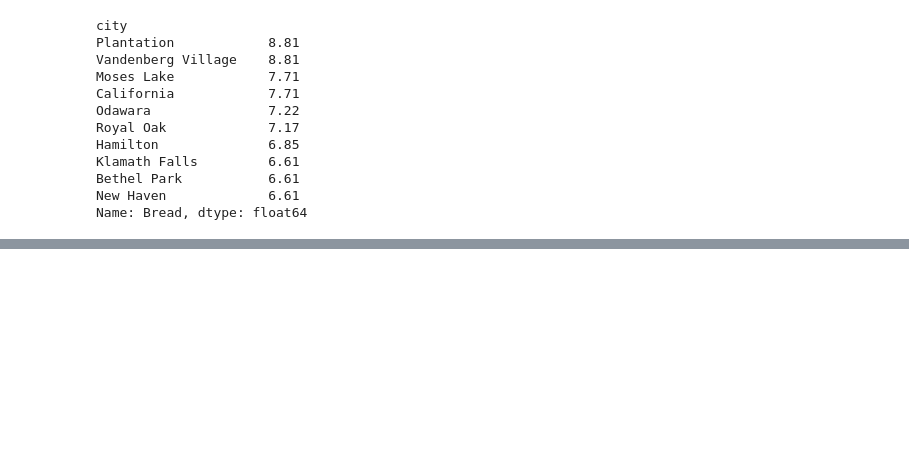
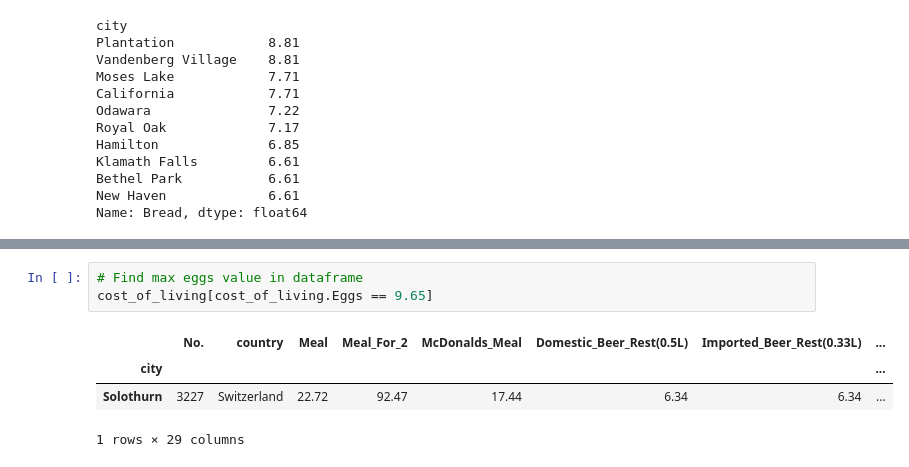
Before and after one commit to Reed-Carter/Global-Cost-of-Living, a Jupyter notebook: phil-project.ipynb, the cells around one changed output, grey strips where cells are left out. Saved outputs shown, nothing was run; the diff lists cells and outputs as text; blank space fills up the shorter version.

Commit message:
find max and min values in eggs column.

```diff
--- a/phil-project.ipynb
+++ b/phil-project.ipynb
@@ -576,0 +586,8 @@ Name: Bread, dtype: float64
+# %%
+# Find max eggs value in dataframe
+cost_of_living[cost_of_living.Eggs == 9.65]
+# %% [output]
+|  | No. | country | Meal | Meal_For_2 | McDonalds_Meal | Domestic_Beer_Rest(0.5L) | Imported_Beer_Rest(0.33L) | ... |
+| city |  |  |  |  |  |  |  | ... |
+| Solothurn | 3227 | Switzerland | 22.72 | 92.47 | 17.44 | 6.34 | 6.34 | ... |
+1 rows × 29 columns
```
Also changed, not shown: parts of 4 cells of this notebook.
